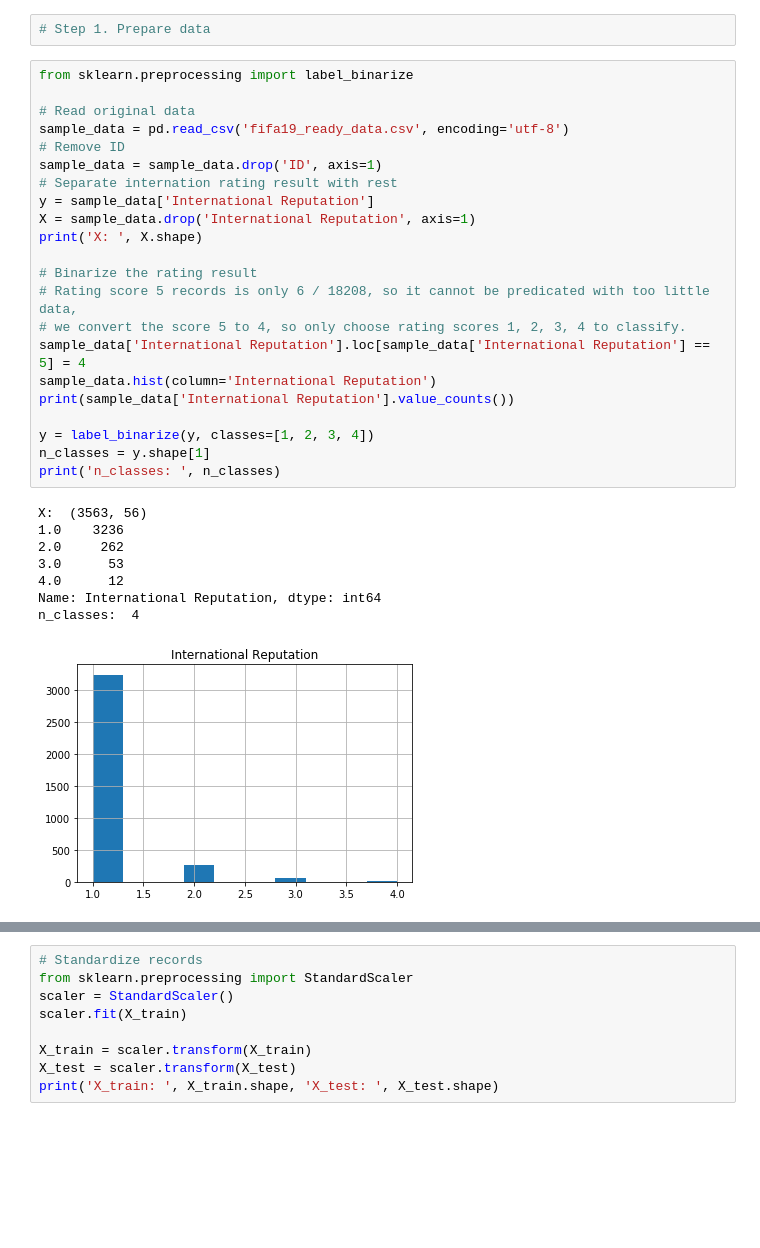
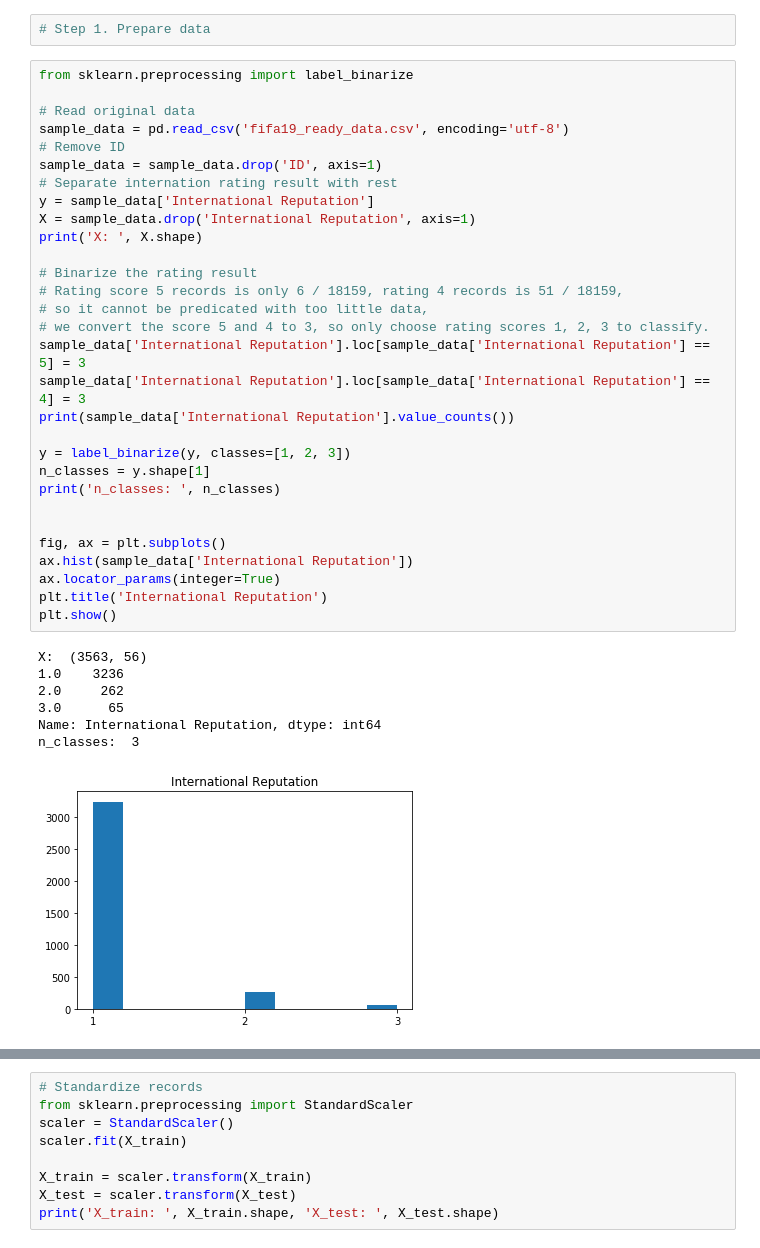
Before and after one commit to caoliang/psupr-CA1-project, a Jupyter notebook: classification-data.ipynb, the cells around one changed output, grey strips where cells are left out. Cells and saved outputs as stored; diff of their text form; blank space fills up the shorter version.

```diff
--- a/classification-data.ipynb
+++ b/classification-data.ipynb
@@ -14,34 +14,41 @@ warnings.filterwarnings('ignore')
 # %%
 from sklearn.preprocessing import label_binarize
 
 # Read original data
 sample_data = pd.read_csv('fifa19_ready_data.csv', encoding='utf-8')
 # Remove ID
 sample_data = sample_data.drop('ID', axis=1)
 # Separate internation rating result with rest
 y = sample_data['International Reputation']
 X = sample_data.drop('International Reputation', axis=1)
 print('X: ', X.shape)
 
 # Binarize the rating result
-# Rating score 5 records is only 6 / 18208, so it cannot be predicated with too little data,
-# we convert the score 5 to 4, so only choose rating scores 1, 2, 3, 4 to classify.
-sample_data['International Reputation'].loc[sample_data['International Reputation'] == 5] = 4
-sample_data.hist(column='International Reputation')
+# Rating score 5 records is only 6 / 18159, rating 4 records is 51 / 18159,
+# so it cannot be predicated with too little data,
+# we convert the score 5 and 4 to 3, so only choose rating scores 1, 2, 3 to classify.
+sample_data['International Reputation'].loc[sample_data['International Reputation'] == 5] = 3
+sample_data['International Reputation'].loc[sample_data['International Reputation'] == 4] = 3
 print(sample_data['International Reputation'].value_counts())
 
-y = label_binarize(y, classes=[1, 2, 3, 4])
+y = label_binarize(y, classes=[1, 2, 3])
 n_classes = y.shape[1]
 print('n_classes: ', n_classes)
+
+
+fig, ax = plt.subplots()
+ax.hist(sample_data['International Reputation'])
+ax.locator_params(integer=True)
+plt.title('International Reputation')
+plt.show()
 # %% [output]
 X:  (3563, 56)
 1.0    3236
 2.0     262
-3.0      53
-4.0      12
+3.0      65
 Name: International Reputation, dtype: int64
-n_classes:  4
+n_classes:  3
-[figure, old version]
+[figure, new version]
 # %%
 # Divide data into training set and testing set
 from sklearn.model_selection import train_test_split
```
Also changed, not shown: parts of 41 cells of this notebook, 1 other file.
